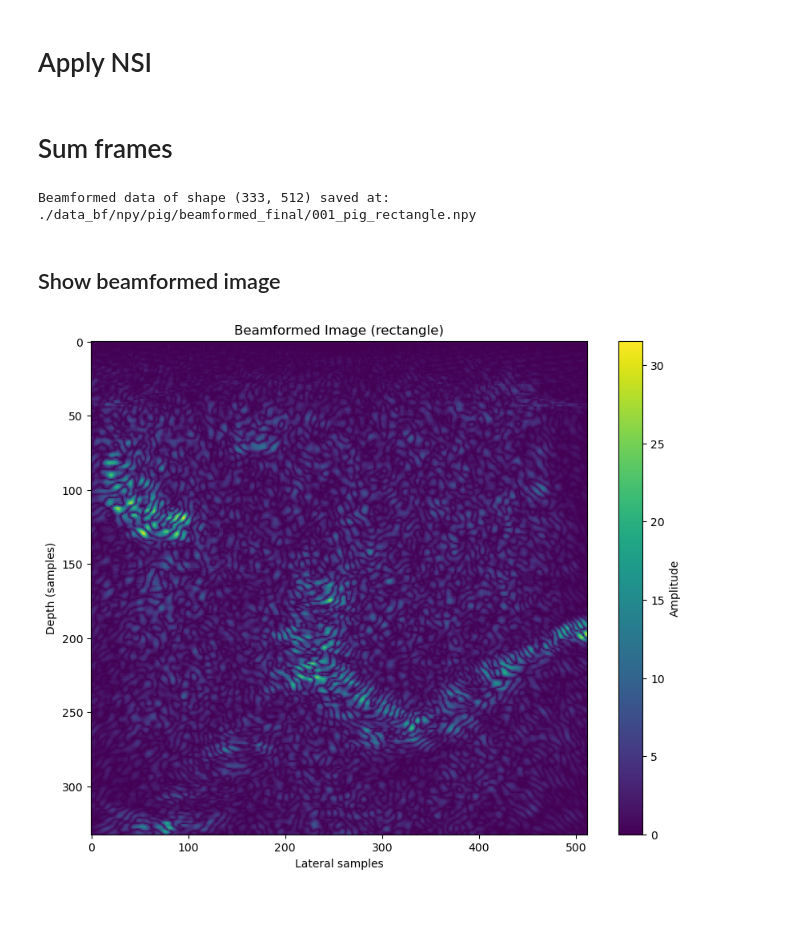
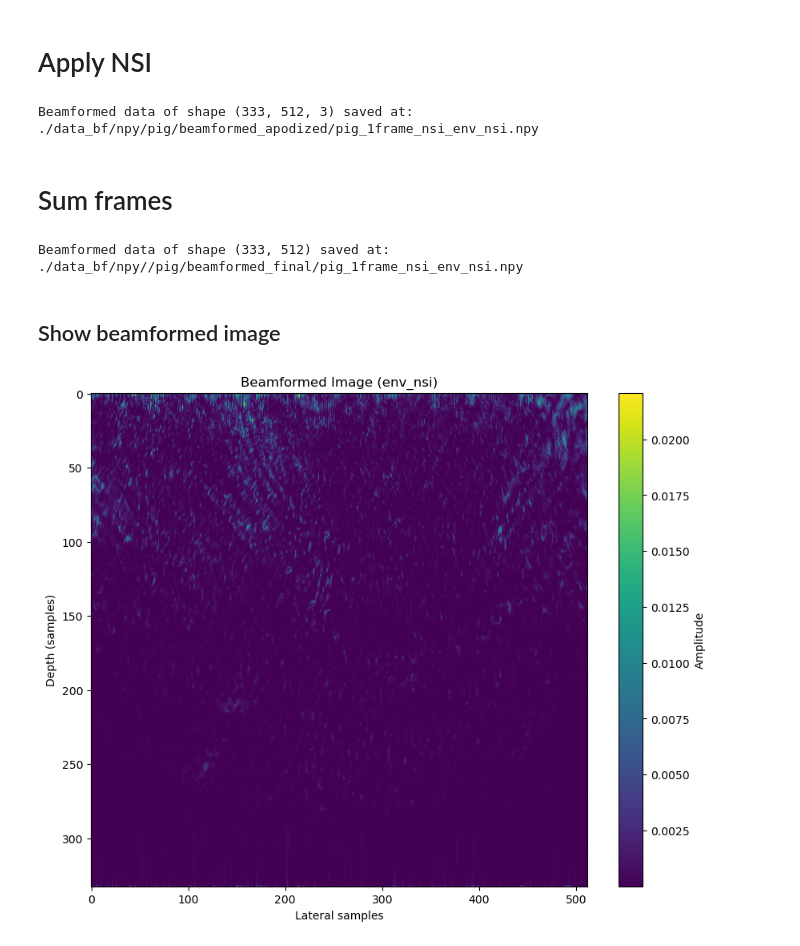
Before and after one commit to MatthieuVAUTRIN/superresolution, a Jupyter notebook: 002_beamforming_batches.ipynb, the cells around one changed output. Cells and saved outputs as stored; diff of their text form; code cells hidden in the pictures; blank space fills up the shorter version.

```diff
--- a/002_beamforming_batches.ipynb
+++ b/002_beamforming_batches.ipynb
@@ -327,7 +328,7 @@ def beamforming_opt(rf_summed_matrices, nx, nz, dx, dz, x0, z0, delay0, pitch, c
                     )
 
                     for l in range(0, array_length): #for each transducer
-                        delay = ((depth * cos_angle + position * sin_angle) / c)  + (np.sqrt(depth**2 + (l * pitch - position)**2) / c) - additional_delay - fixed_delay #delay in s
+                        delay = ((depth * cos_angle + position * sin_angle) / c)  + (np.sqrt(depth**2 + (l * pitch - position)**2) / c) - additional_delay + fixed_delay #delay in s
                         delay_idx = int(delay * sampling_rate) #delay in s * sampling rate in 1/s = delay in samples (number of samples to reach delay)
                         if delay_idx < samples:
                             bf_matrix[k,j,i,h] += rf_summed_matrices[delay_idx, l, i, h] * apodization[l] #we use previously computed values for better perf
@@ -342,9 +347,12 @@ def beamforming_opt(rf_summed_matrices, nx, nz, dx, dz, x0, z0, delay0, pitch, c
 # %%
+batch_size = batch_size if batch_processing else 1
+last_batch = False
+
 #load right parameters for batch processing
-if params["image"]["nframes"] % batch_size == 0:
-    frame_iterations = params["image"]["nframes"] // batch_size
+if frames_to_process % batch_size == 0:
+    frame_iterations = frames_to_process // batch_size
 else:
-    frame_iterations = params["image"]["nframes"] // batch_size + 1
+    frame_iterations = frames_to_process // batch_size + 1
 
 print(f"Frame iterations: {frame_iterations}")
 if batch_processing:
@@ -364,6 +372,6 @@ max_acquisition_depth, samples_for_acquisition_depth, samples_for_array_length =
 #create numpy matrices for batch processing
 
 for apo_func in apo_funcs:
-    apodized_bf_image = np.zeros((samples_for_acquisition_depth, samples_for_array_length, params["image"]["nframes"]), dtype=np.float64)
+    apodized_bf_image = np.zeros((samples_for_acquisition_depth, samples_for_array_length, frames_to_process), dtype=np.float64)
     save_beamformed_data(apodized_bf_image, f"{beamformed_apodized_matrix_name}_{apo_func}", destination=f"{bf_data_path}{folder_name}/beamformed_apodized/")
 # %% [output]
@@ -374,15 +384,19 @@ Beamformed data of shape (333, 512, 250) saved at: ./data_bf/npy/pig/beamformed_
 start = timeit.default_timer()
 
 for i in range(0, frame_iterations * batch_size, batch_size):
-    #might neeed to handle exception for uneven number of frames to process
 
+    if last_batch:
+        print(f"Reaching the end of the frames to process, stopping batch processing")
+        break
+
+    if i + batch_size > frames_to_process:
+        last_batch = True
 
     print("\n" + "="*60)
     print(f"Processing batch", int(i / batch_size) + 1,f"[{int(i / batch_size) + 1}/{frame_iterations}]")
 
     #Load rf data
-
-    rf_matrix_summed = load_rf_data(rf_matrix_path, [i,i+batch_size], using_simulation_data, using_matlab_data, imported_rf_matrix_delay_unit)
+    rf_matrix_summed = load_rf_data(rf_matrix_path, [i,i+batch_size if not last_batch else i+(frames_to_process % batch_size)], using_simulation_data, using_matlab_data, imported_rf_matrix_delay_unit)
 
     print(f"  • Processing from frame {i} to frame {i+rf_matrix_summed.shape[3]}")
     print(f"  • Processing {rf_matrix_summed.shape[3]} frame(s)")
@@ -458,7 +472,7 @@ for i in range(0, frame_iterations * batch_size, batch_size):
     #Append to saved matrix
 
     for j, apo_func in enumerate(apo_funcs):
-        memmap_bf_matrix = np.lib.format.open_memmap(f"{bf_data_path}{folder_name}/beamformed_apodized/{beamformed_apodized_matrix_name}_{apo_func}.npy", dtype=np.float64, mode='r+', shape=(samples_for_acquisition_depth, samples_for_array_length, params["image"]["nframes"]))
+        memmap_bf_matrix = np.lib.format.open_memmap(f"{bf_data_path}{folder_name}/beamformed_apodized/{beamformed_apodized_matrix_name}_{apo_func}.npy", dtype=np.float64, mode='r+', shape=(samples_for_acquisition_depth, samples_for_array_length, frames_to_process))
         memmap_bf_matrix[:,:,i:i+rf_matrix_summed.shape[3]] = bf_apodized_matrices_summed[j]
 
     del bf_apodized_matrices_summed
@@ -494,16 +508,16 @@ Beamforming took: 3750.9651971649982 seconds
 # Apply NSI
 # %%
 if run_nsi_apodization:
-    env_nsi = np.zeros((samples_for_acquisition_depth, samples_for_array_length, params["image"]["nframes"]))
+    env_nsi = np.zeros((samples_for_acquisition_depth, samples_for_array_length, frames_to_process))
     save_beamformed_data(env_nsi, f"{beamformed_apodized_matrix_name}_env_nsi", destination=f"{bf_data_path}{folder_name}/beamformed_apodized/")
 
-    memmap_bf_matrix_zm = np.lib.format.open_memmap(f"{bf_data_path}{folder_name}/beamformed_apodized/{beamformed_apodized_matrix_name}_zm.npy", dtype=np.float64, mode='r+', shape=(samples_for_acquisition_depth, samples_for_array_length, params["image"]["nframes"]))
-    memmap_bf_matrix_dc1 = np.lib.format.open_memmap(f"{bf_data_path}{folder_name}/beamformed_apodized/{beamformed_apodized_matrix_name}_dc1.npy", dtype=np.float64, mode='r+', shape=(samples_for_acquisition_depth, samples_for_array_length, params["image"]["nframes"]))
-    memmap_bf_matrix_dc2 = np.lib.format.open_memmap(f"{bf_data_path}{folder_name}/beamformed_apodized/{beamformed_apodized_matrix_name}_dc2.npy", dtype=np.float64, mode='r+', shape=(samples_for_acquisition_depth, samples_for_array_length, params["image"]["nframes"]))
+    memmap_bf_matrix_zm = np.lib.format.open_memmap(f"{bf_data_path}{folder_name}/beamformed_apodized/{beamformed_apodized_matrix_name}_zm.npy", dtype=np.float64, mode='r+', shape=(samples_for_acquisition_depth, samples_for_array_length, frames_to_process))
+    memmap_bf_matrix_dc1 = np.lib.format.open_memmap(f"{bf_data_path}{folder_name}/beamformed_apodized/{beamformed_apodized_matrix_name}_dc1.npy", dtype=np.float64, mode='r+', shape=(samples_for_acquisition_depth, samples_for_array_length, frames_to_process))
+    memmap_bf_matrix_dc2 = np.lib.format.open_memmap(f"{bf_data_path}{folder_name}/beamformed_apodized/{beamformed_apodized_matrix_name}_dc2.npy", dtype=np.float64, mode='r+', shape=(samples_for_acquisition_depth, samples_for_array_length, frames_to_process))
 
-    for i in range(0, params["image"]["nframes"]):
+    for i in range(0, frames_to_process):
 
-        memmap_env_nsi = np.lib.format.open_memmap(f"{bf_data_path}{folder_name}/beamformed_apodized/{beamformed_apodized_matrix_name}_env_nsi.npy", dtype=np.float64, mode='r+', shape=(samples_for_acquisition_depth, samples_for_array_length, params["image"]["nframes"]))
+        memmap_env_nsi = np.lib.format.open_memmap(f"{bf_data_path}{folder_name}/beamformed_apodized/{beamformed_apodized_matrix_name}_env_nsi.npy", dtype=np.float64, mode='r+', shape=(samples_for_acquisition_depth, samples_for_array_length, frames_to_process))
         memmap_env_nsi[:,:,i] = (memmap_bf_matrix_dc1[:,:,i] + memmap_bf_matrix_dc2[:,:,i]) / 2 - memmap_bf_matrix_zm[:,:,i]
 
     del memmap_env_nsi
@@ -511,6 +525,8 @@ if run_nsi_apodization:
     del memmap_bf_matrix_dc1
     del memmap_bf_matrix_dc2
     del env_nsi
+# %% [output]
+Beamformed data of shape (333, 512, 3) saved at: ./data_bf/npy/pig/beamformed_apodized/pig_1frame_nsi_env_nsi.npy
 # %% [markdown]
 # Sum frames
 # %%
@@ -520,9 +536,9 @@ if run_nsi_apodization:
 
     memmap_final_bf_image = np.lib.format.open_memmap(f"{bf_data_path}{folder_name}/beamformed_final/{beamformed_apodized_matrix_name}_env_nsi.npy", dtype=np.float64, mode='r+', shape=(samples_for_acquisition_depth, samples_for_array_length))
 
-    for i in range(0, params["image"]["nframes"]):
+    for i in range(0, frames_to_process):
 
-        memmap_env_nsi = np.lib.format.open_memmap(f"{bf_data_path}{folder_name}/beamformed_apodized/{beamformed_apodized_matrix_name}_env_nsi.npy", dtype=np.float64, mode='r+', shape=(samples_for_acquisition_depth, samples_for_array_length, params["image"]["nframes"]))
+        memmap_env_nsi = np.lib.format.open_memmap(f"{bf_data_path}{folder_name}/beamformed_apodized/{beamformed_apodized_matrix_name}_env_nsi.npy", dtype=np.float64, mode='r+', shape=(samples_for_acquisition_depth, samples_for_array_length, frames_to_process))
         memmap_final_bf_image += memmap_env_nsi[:,:,i]
 
     del memmap_env_nsi
@@ -535,41 +551,41 @@ else:
 
     memmap_final_bf_image = np.lib.format.open_memmap(f"{bf_data_path}{folder_name}/beamformed_final/{beamformed_apodized_matrix_name}_{other_apodization}.npy", dtype=np.float64, mode='r+', shape=(samples_for_acquisition_depth, samples_for_array_length))
 
-    for i in range(0, params["image"]["nframes"]):
+    for i in range(0, frames_to_process):
 
-        memmap_bf_matrix_apo = np.lib.format.open_memmap(f"{bf_data_path}{folder_name}/beamformed_apodized/{beamformed_apodized_matrix_name}_{other_apodization}.npy", dtype=np.float64, mode='r+', shape=(samples_for_acquisition_depth, samples_for_array_length, params["image"]["nframes"]))
+        memmap_bf_matrix_apo = np.lib.format.open_memmap(f"{bf_data_path}{folder_name}/beamformed_apodized/{beamformed_apodized_matrix_name}_{other_apodization}.npy", dtype=np.float64, mode='r+', shape=(samples_for_acquisition_depth, samples_for_array_length, frames_to_process))
         memmap_final_bf_image += memmap_bf_matrix_apo[:,:,i]
 
     del memmap_bf_matrix_apo
     del memmap_final_bf_image
     del final_bf_image
 # %% [output]
-Beamformed data of shape (333, 512) saved at: ./data_bf/npy/pig/beamformed_final/001_pig_rectangle.npy
+Beamformed data of shape (333, 512) saved at: ./data_bf/npy//pig/beamformed_final/pig_1frame_nsi_env_nsi.npy
 # %% [markdown]
 ## Show beamformed image
 # %%
-bf_image = np.load(f"{bf_data_path}{folder_name}/beamformed_final/{beamformed_apodized_matrix_name}_env_nsi.npy" if run_nsi_apodization else f"{bf_data_path}{folder_name}/beamformed_final/{beamformed_apodized_matrix_name}_{other_apodization}.npy")
+bf_image = np.load(f"{bf_data_path}{folder_name}/beamformed_final/{beamformed_apodized_matrix_name}_{"env_nsi" if run_nsi_apodization else other_apodization}.npy")
 
 plt.figure(figsize=(10, 8))
 plt.imshow(np.abs(bf_image), cmap='viridis', aspect='auto')
 plt.title(f"Beamformed Image ({'env_nsi' if run_nsi_apodization else other_apodization})")
 plt.xlabel("Lateral samples")
 plt.ylabel("Depth (samples)")
 
 #box around the xo, zo, nx, nz
 x0 = params["image"]["x0"]
 z0 = params["image"]["z0"]
 nx = params["image"]["nx"]
 nz = params["image"]["nz"]
 
 if nx is not None and nz is not None:
     plt.plot([x0, x0+nx, x0+nx, x0, x0], [z0, z0, z0+nz, z0+nz, z0], 'r--', label='ROI')
     plt.legend()
 
 plt.colorbar(label="Amplitude")
 
-if save_data:
-    plt.savefig(f"./data_bf/images/{beamformed_apodized_matrix_name}_{"env_nsi" if run_nsi_apodization else other_apodization}.png")
+if save_image:
+    plt.savefig(f"{bf_data_path}{folder_name}/beamformed_final/{beamformed_apodized_matrix_name}_{"env_nsi" if run_nsi_apodization else other_apodization}.png")
 plt.show()
 # %% [output]
-[figure, old version]
+[figure, new version]
```
Also changed, not shown: parts of 4 cells of this notebook, 5 other files.
